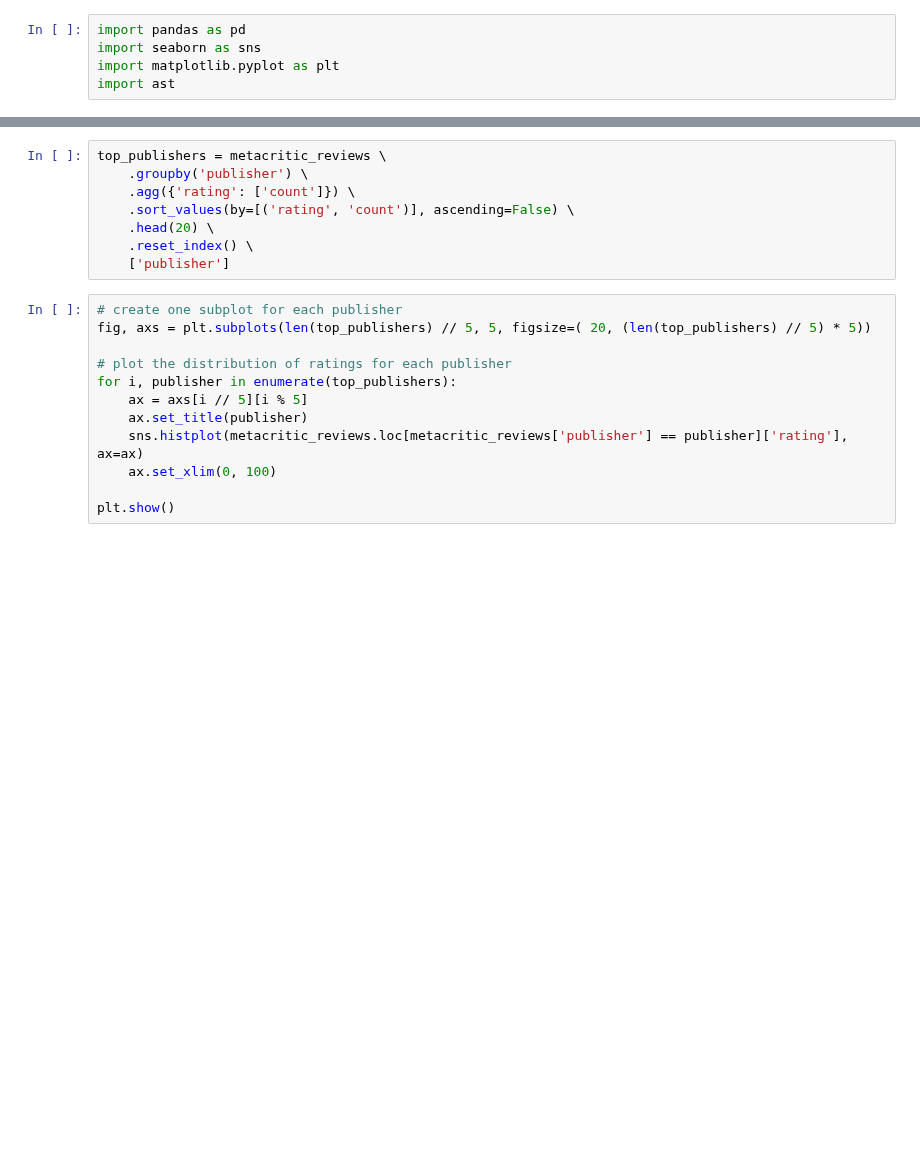
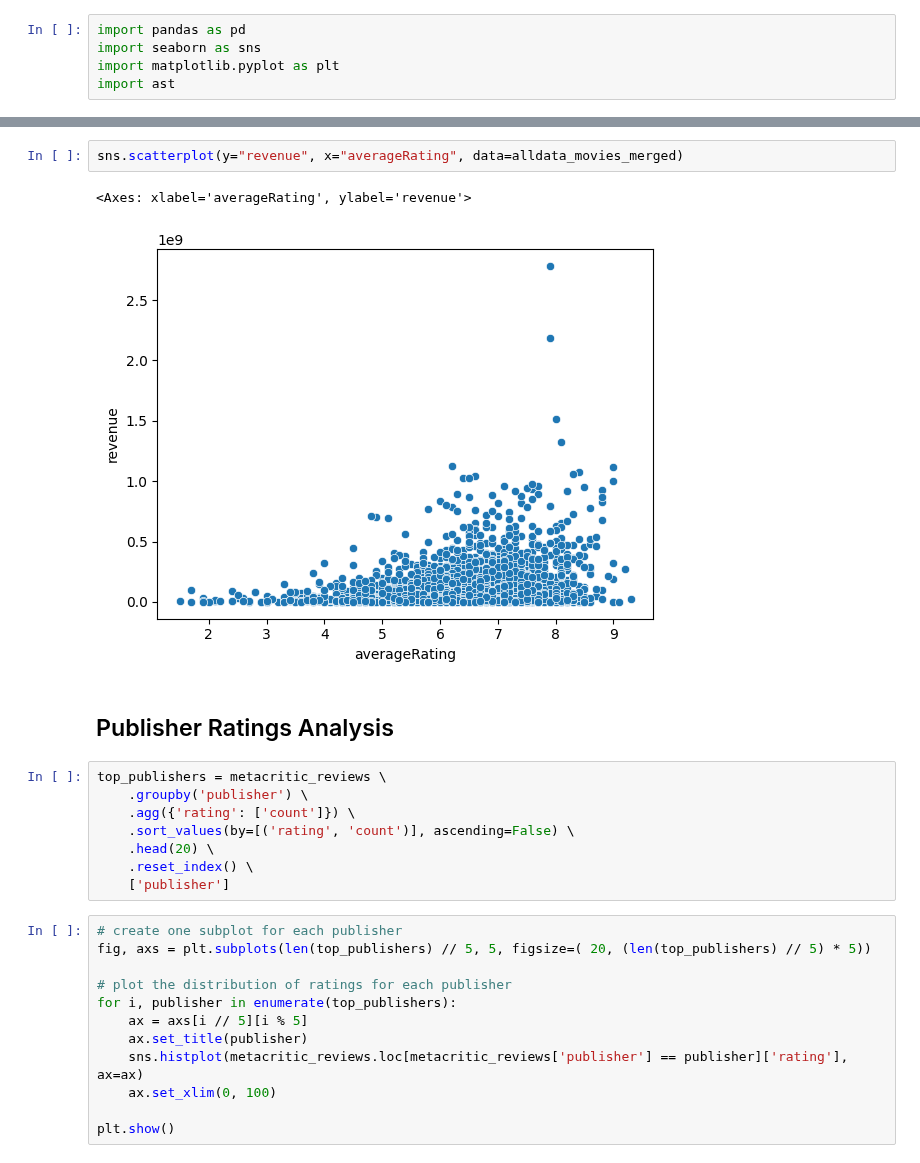
Before and after one commit to epfl-ada/ada-2023-project-radatouille, a Jupyter notebook: milestone_2.ipynb, the cells around one changed output, grey strips where cells are left out. Saved outputs shown, nothing was run; the diff lists cells and outputs as text; blank space fills up the shorter version.

```diff
--- a/milestone_2.ipynb
+++ b/milestone_2.ipynb
@@ -23,3 +89,10 @@ plt.show()
+# %%
+sns.scatterplot(y="revenue", x="averageRating", data=alldata_movies_merged)
+# %% [output]
+<Axes: xlabel='averageRating', ylabel='revenue'>
+[figure, added]
+# %% [markdown]
+## Publisher Ratings Analysis
 # %%
 top_publishers = metacritic_reviews \
     .groupby('publisher') \
```
Also changed, not shown: parts of 10 cells of this notebook, 3 other files.
